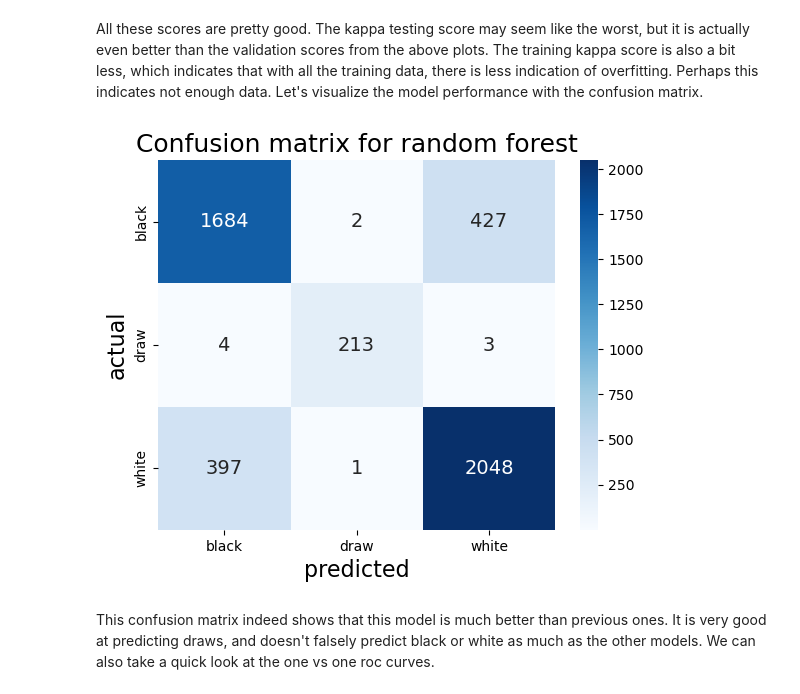
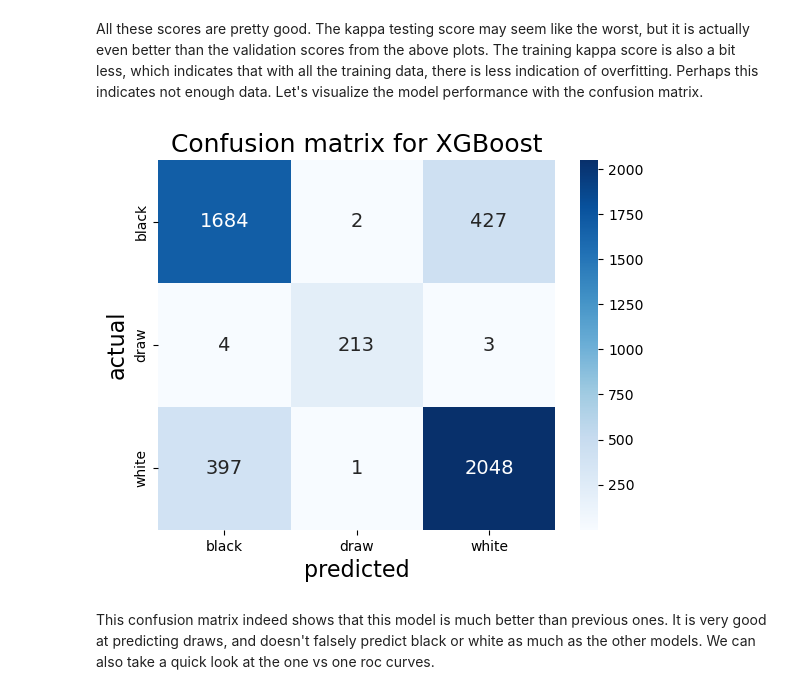
Before and after one commit to RavinderRai/chess_data, a Jupyter notebook: Modelling.ipynb, the cells around one changed output. Drawn from its saved outputs; the diff is of its cells as text; code cells hidden in the pictures.

```diff
--- a/Modelling.ipynb
+++ b/Modelling.ipynb
@@ -774,15 +774,16 @@ All these scores are pretty good. The kappa testing score may seem like the wors
 # %%
 #now let's get the confusion matrix to see how it does
 con_mat_rf = confusion_matrix(y_test, y_pred)
 
 sns.heatmap(con_mat_rf, annot = True, fmt = 'g', cmap='Blues', annot_kws={"size": 14},
             xticklabels = ["black", "draw", "white"], yticklabels = ["black", "draw", "white"])
 plt.xlabel('predicted', fontsize=16)
 plt.ylabel('actual', fontsize=16)
-plt.title('Confusion matrix for random forest', fontsize=18)
+plt.title('Confusion matrix for XGBoost', fontsize=18)
+plt.savefig('figures/XGBoost_con_mat.jpg')
 plt.show()
 # %% [output]
-[figure, old version]
+[figure, new version]
 # %% [markdown]
 This confusion matrix indeed shows that this model is much better than previous ones. It is very good at predicting draws, and doesn't falsely predict black or white as much as the other models. We can also take a quick look at the one vs one roc curves.
 # %%
```
Also changed, not shown: parts of 3 cells of this notebook, 1 other file.
